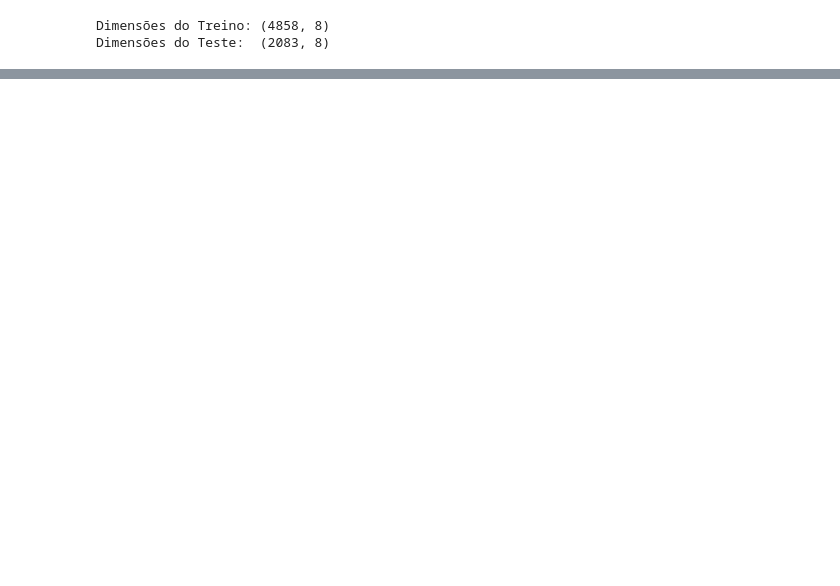
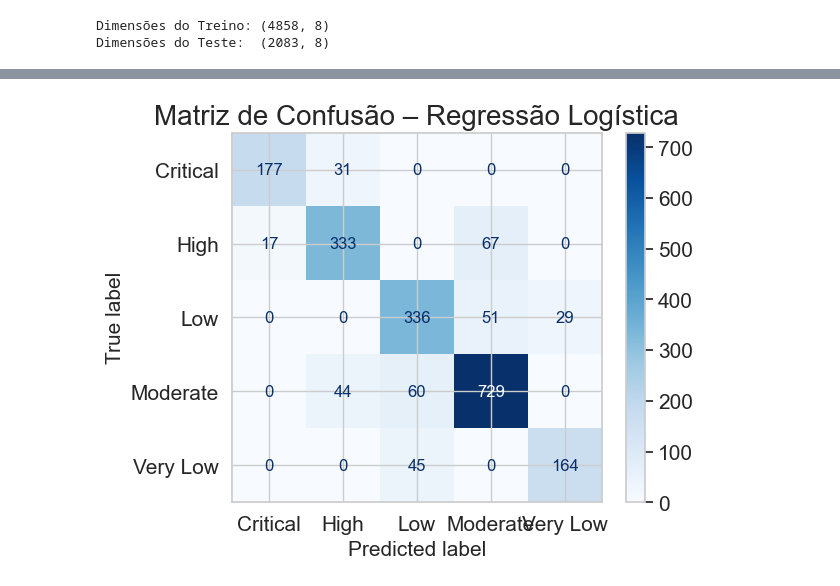
Before and after one commit to diego-nac/ica-homeworks, a Jupyter notebook: homework3/code.ipynb, the cells around one changed output, grey strips where cells are left out. Drawn from its saved outputs; the diff is of its cells as text; code cells hidden in the pictures; blank space fills up the shorter version.

```diff
--- a/homework3/code.ipynb
+++ b/homework3/code.ipynb
@@ -477,42 +466,43 @@ Dimensões do Teste:  (2083, 8)
 # %%
-def process_data_classification(X_tr, X_ts, y_tr, y_ts):
-    # Preditores (X)
-    X_tr_proc = X_tr.copy()
-    X_ts_proc = X_ts.copy()
+from sklearn.linear_model import LogisticRegression
+from sklearn.preprocessing import LabelEncoder
+from sklearn.metrics import confusion_matrix, accuracy_score, ConfusionMatrixDisplay
+import matplotlib.pyplot as plt
 
-    # Log transformation (caso skewness > 0.75)
-    skewness = X_tr_proc.skew()
-    high_skew = skewness[abs(skewness) > 0.75].index
+# Codificação do alvo categórico para inteiros
+label_encoder = LabelEncoder()
+y_train_enc = label_encoder.fit_transform(y_train)
+y_test_enc = label_encoder.transform(y_test)
 
-    print(f"Variáveis transformadas (Log): {list(high_skew)}")
-
-    for col in high_skew:
-        # Garante log em valores positivos
-        min_val = min(X_tr_proc[col].min(), X_ts_proc[col].min())
-        offset = abs(min_val) + 1 if min_val <= 0 else 0
-        X_tr_proc[col] = np.log1p(X_tr_proc[col] + offset)
-        X_ts_proc[col] = np.log1p(X_ts_proc[col] + offset)
-
-    # Z-Score Normalization
-    mean, std = X_tr_proc.mean(), X_tr_proc.std()
-    X_tr_norm = (X_tr_proc - mean) / std
-    X_ts_norm = (X_ts_proc - mean) / std
-
-    # Target (y) para Rede Neural
-    # One-Hot Encoding
-    enc = OneHotEncoder(sparse_output=False)
-    y_tr_ohe = enc.fit_transform(y_tr.reshape(-1, 1))
-    y_ts_ohe = enc.transform(y_ts.reshape(-1, 1))
-
-    return X_tr_norm, X_ts_norm, y_tr_ohe, y_ts_ohe
-
-# Execução do Pipeline
-X_train_norm, X_test_norm, y_train_ohe, y_test_ohe = process_data_classification(
-    X_train_raw, X_test_raw, y_train, y_test
+# Definição do modelo de Regressão Logística Multiclasse
+logistic_model = LogisticRegression(
+    multi_class="multinomial",
+    solver="lbfgs",
+    max_iter=1000,
+    random_state=SEED
 )
 
-print("\nConferência dos Dados Processados")
-print(f"X_train (Normalizado): {X_train_norm.shape}")
-print(f"y_train (Inteiro - Logistic): {y_train[:3]}")
-print(f"y_train (One-Hot - NeuralNet):\n{y_train_ohe[:3]}")
+# Treinamento do modelo
+logistic_model.fit(X_train, y_train_enc)
+
+# Previsão no conjunto de teste
+y_pred = logistic_model.predict(X_test)
+
+
+# Avaliação do desempenho
+accuracy = accuracy_score(y_test_enc, y_pred)
+cm = confusion_matrix(y_test_enc, y_pred)
+
+print(f"Acurácia geral: {accuracy:.4f}")
+print("Matriz de confusão:")
+print(cm)
+
+# Visualização da matriz de confusão
+disp = ConfusionMatrixDisplay(
+    confusion_matrix=cm,
+    display_labels=label_encoder.classes_
+)
+disp.plot(cmap=plt.cm.Blues)
+plt.title("Matriz de Confusão – Regressão Logística")
+plt.show()
 # %% [output]
@@ -527,0 +516 @@ y_train (One-Hot - NeuralNet):
+[figure, added]
```
Also changed, not shown: parts of 29 cells of this notebook, 5 other files.
